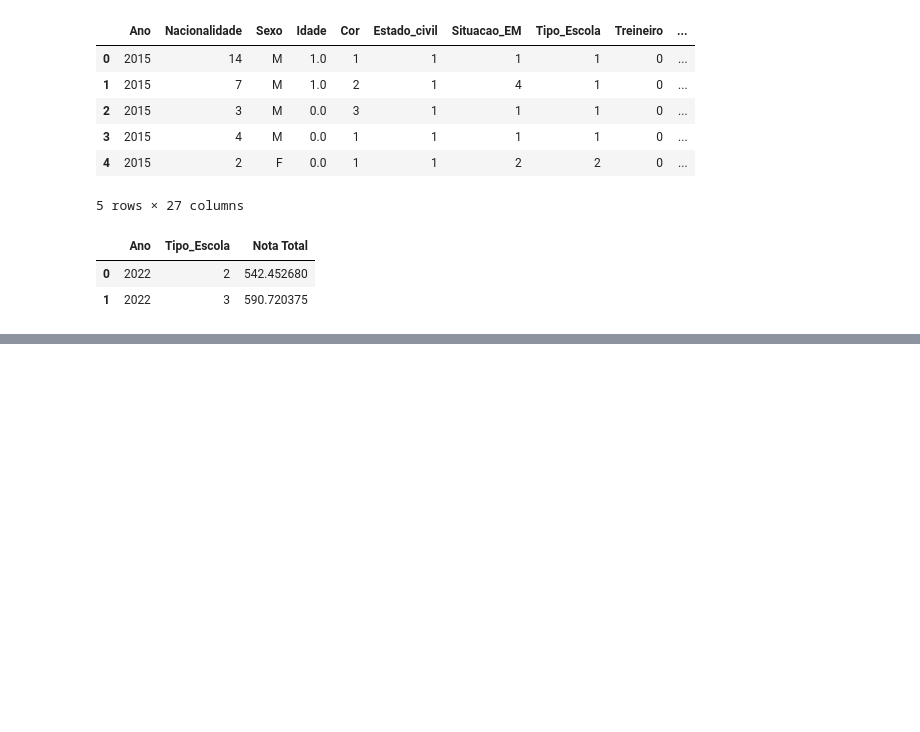
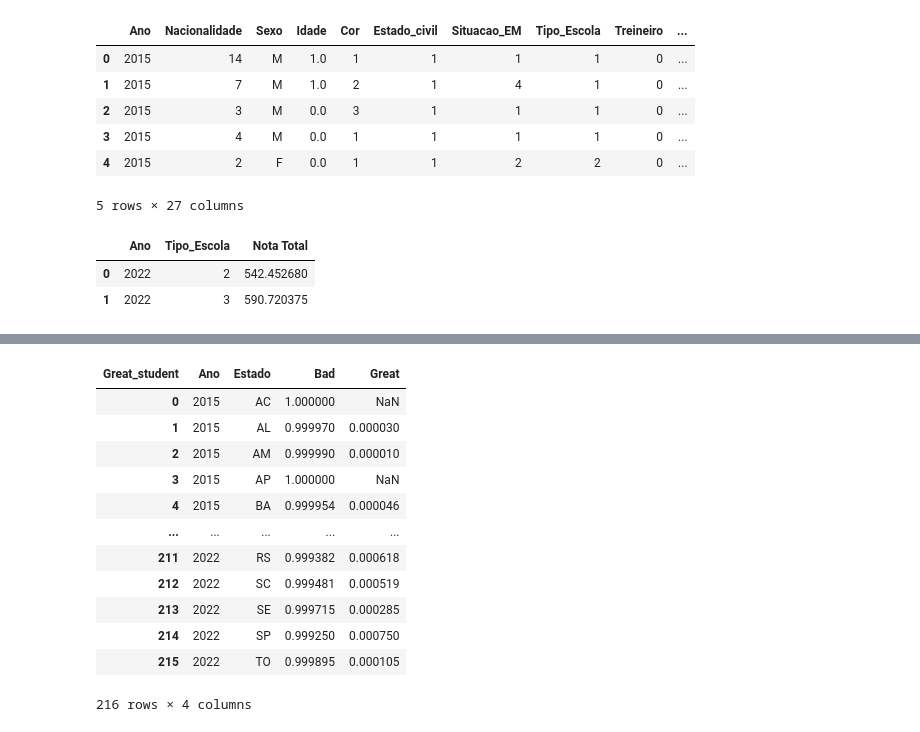
Before and after one commit to LiamFer/ENEM-Analysis, a Jupyter notebook: main_analysis.ipynb, the cells around one changed output, grey strips where cells are left out. Saved outputs shown, nothing was run; the diff lists cells and outputs as text; code cells hidden in the pictures; blank space fills up the shorter version.

```diff
--- a/main_analysis.ipynb
+++ b/main_analysis.ipynb
@@ -508,0 +532,19 @@ a
+# %%
+
+# Pivotando a tabela e organizando os dados obtidos
+brazil_grades = brazil_grades.pivot_table('proportion', ['Ano','Estado'], 'Great_student').reset_index()
+brazil_grades
+# %% [output]
+| Great_student | Ano | Estado | Bad | Great |
+| 0 | 2015 | AC | 1.000000 | NaN |
+| 1 | 2015 | AL | 0.999970 | 0.000030 |
+| 2 | 2015 | AM | 0.999990 | 0.000010 |
+| 3 | 2015 | AP | 1.000000 | NaN |
+| 4 | 2015 | BA | 0.999954 | 0.000046 |
+| ... | ... | ... | ... | ... |
+| 211 | 2022 | RS | 0.999382 | 0.000618 |
+| 212 | 2022 | SC | 0.999481 | 0.000519 |
+| 213 | 2022 | SE | 0.999715 | 0.000285 |
+| 214 | 2022 | SP | 0.999250 | 0.000750 |
+| 215 | 2022 | TO | 0.999895 | 0.000105 |
+216 rows × 4 columns
```
Also changed, not shown: parts of 11 cells of this notebook, 2 other files.
